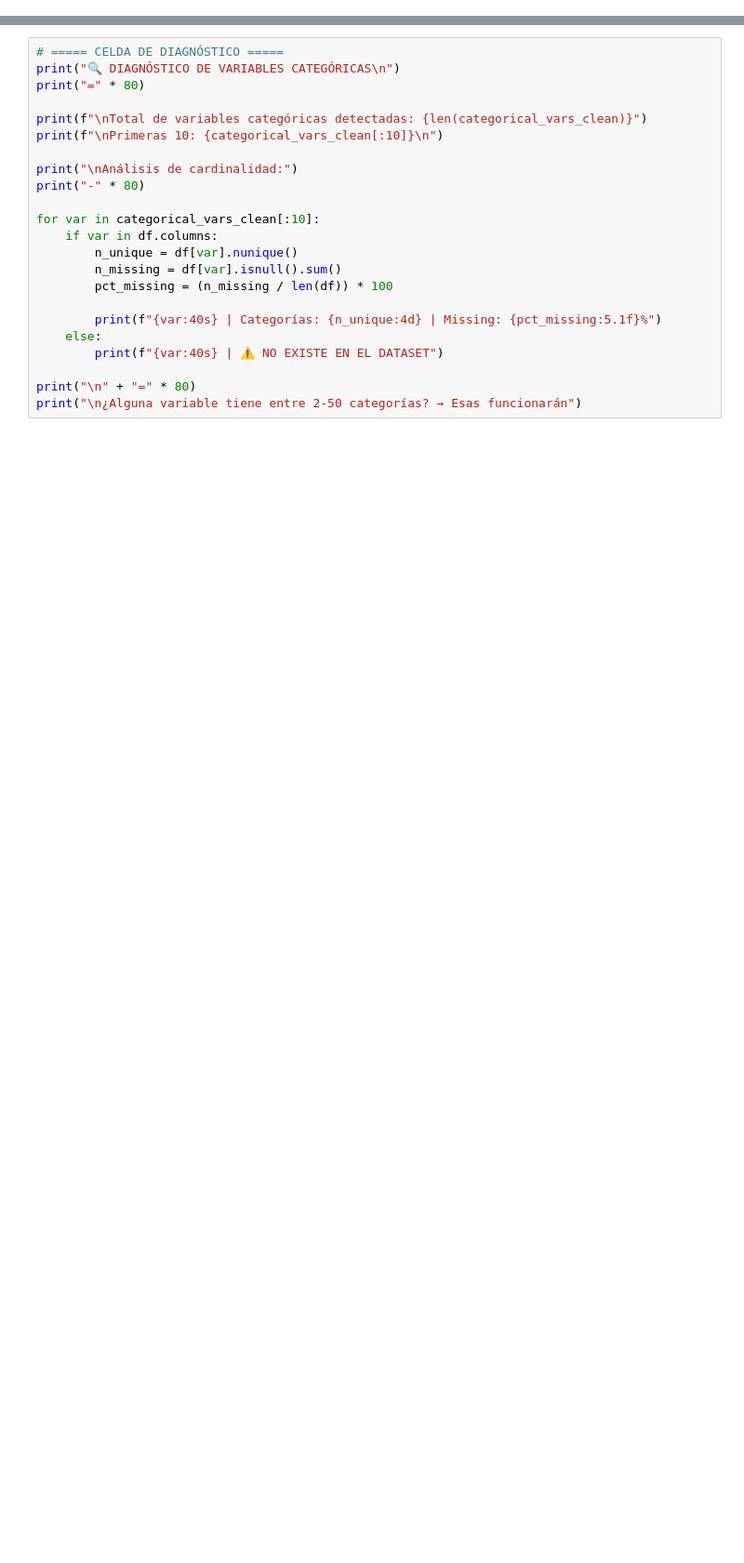
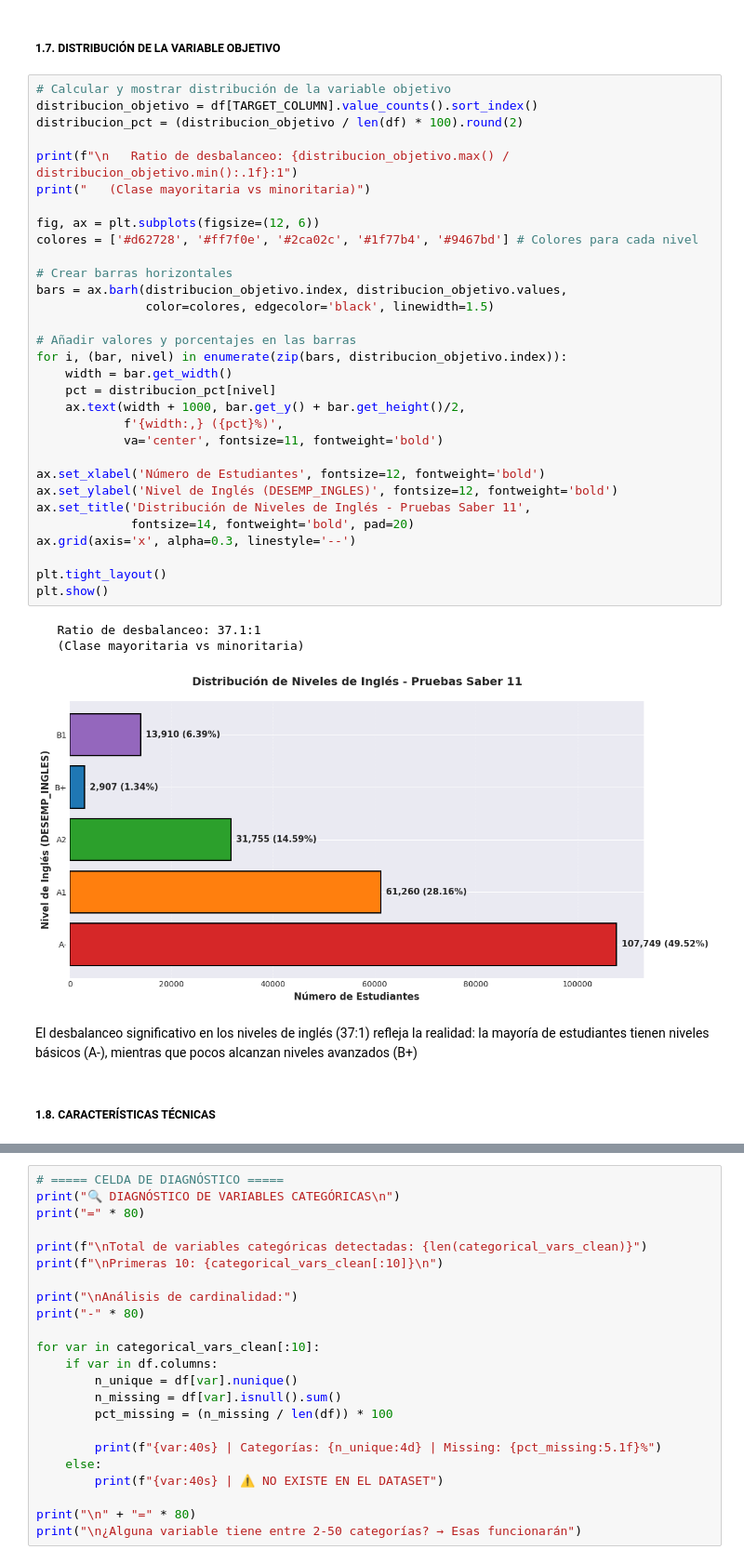
Before and after one commit to flaviofuego/Ia_EDA_analysis, a Jupyter notebook: notebooks/seccion1.ipynb, the cells around one changed output, grey strips where cells are left out. Shown at 93% size. Cells and saved outputs as stored; diff of their text form; blank space fills up the shorter version.

```diff
--- a/notebooks/seccion1.ipynb
+++ b/notebooks/seccion1.ipynb
@@ -1239,0 +161,43 @@ PUNT_SOCIALES_CIUDADANAS     0.6986        0.0      0.6470         0.0     21757
+# %% [markdown]
+##### 1.7. DISTRIBUCIÓN DE LA VARIABLE OBJETIVO
+# %%
+# Calcular y mostrar distribución de la variable objetivo
+distribucion_objetivo = df[TARGET_COLUMN].value_counts().sort_index()
+distribucion_pct = (distribucion_objetivo / len(df) * 100).round(2)
+
+print(f"\n   Ratio de desbalanceo: {distribucion_objetivo.max() / distribucion_objetivo.min():.1f}:1")
+print("   (Clase mayoritaria vs minoritaria)")
+
+fig, ax = plt.subplots(figsize=(12, 6))
+colores = ['#d62728', '#ff7f0e', '#2ca02c', '#1f77b4', '#9467bd'] # Colores para cada nivel
+
+# Crear barras horizontales
+bars = ax.barh(distribucion_objetivo.index, distribucion_objetivo.values,
+               color=colores, edgecolor='black', linewidth=1.5)
+
+# Añadir valores y porcentajes en las barras
+for i, (bar, nivel) in enumerate(zip(bars, distribucion_objetivo.index)):
+    width = bar.get_width()
+    pct = distribucion_pct[nivel]
+    ax.text(width + 1000, bar.get_y() + bar.get_height()/2,
+            f'{width:,} ({pct}%)',
+            va='center', fontsize=11, fontweight='bold')
+
+ax.set_xlabel('Número de Estudiantes', fontsize=12, fontweight='bold')
+ax.set_ylabel('Nivel de Inglés (DESEMP_INGLES)', fontsize=12, fontweight='bold')
+ax.set_title('Distribución de Niveles de Inglés - Pruebas Saber 11',
+             fontsize=14, fontweight='bold', pad=20)
+ax.grid(axis='x', alpha=0.3, linestyle='--')
+
+plt.tight_layout()
+plt.show()
+# %% [output]
+   Ratio de desbalanceo: 37.1:1
+   (Clase mayoritaria vs minoritaria)
+[figure, added]
+# %% [markdown]
+El desbalanceo significativo en los niveles de inglés (37:1) refleja la realidad:
+la mayoría de estudiantes tienen niveles básicos (A-), mientras que pocos alcanzan
+niveles avanzados (B+)
+# %% [markdown]
+##### 1.8. CARACTERÍSTICAS TÉCNICAS
```
Also changed, not shown: parts of 67 cells of this notebook, 1 other file.
